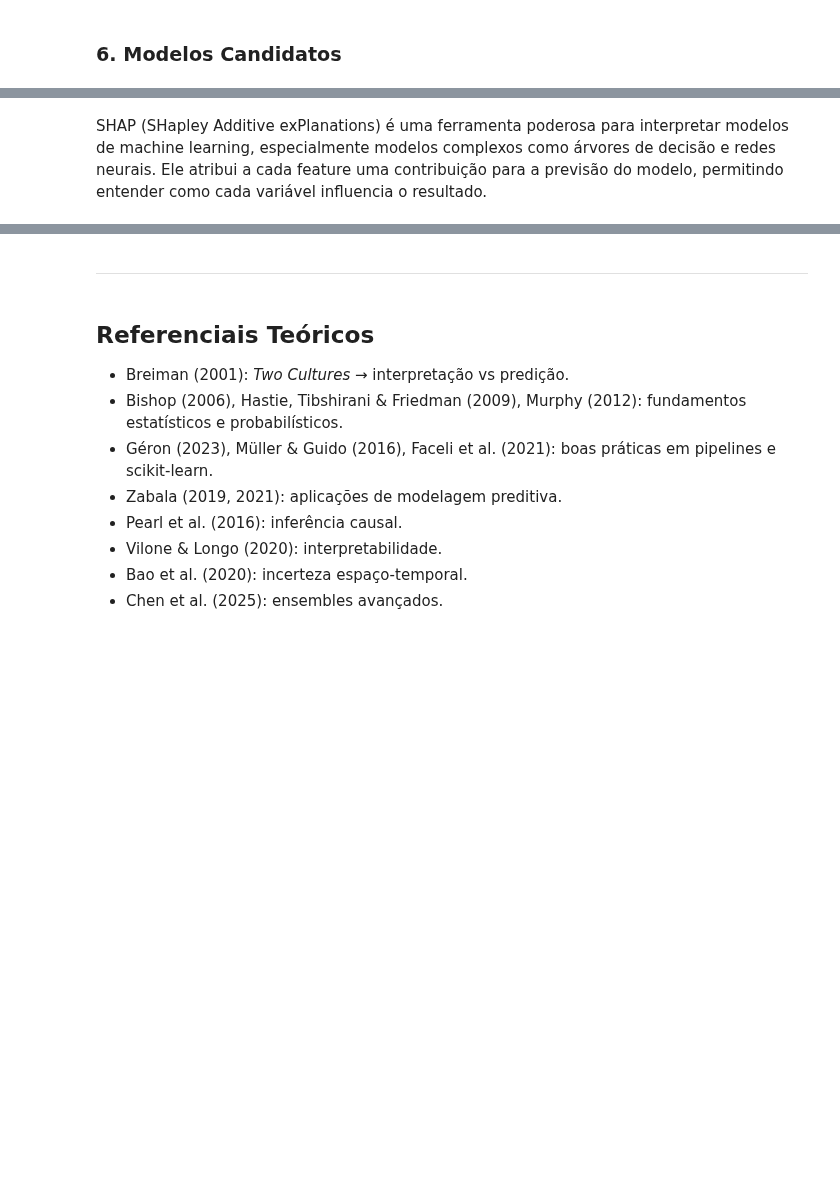
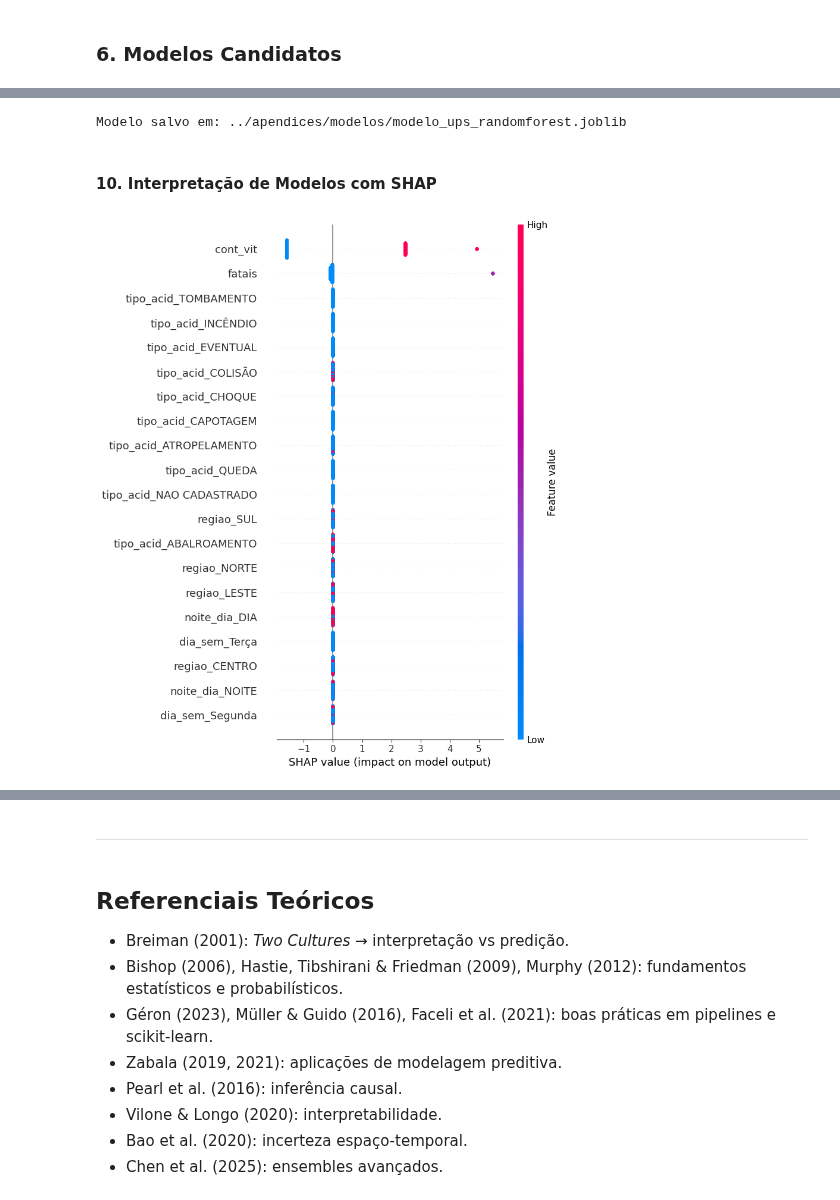
Before and after one commit to nandasiq/acidentes-poa, a Jupyter notebook: notebooks/04_modelagem.ipynb, the cells around one changed output, grey strips where cells are left out. Cells and saved outputs as stored; diff of their text form; code cells hidden in the pictures; blank space fills up the shorter version.

Commit message:
modelagem pronta

```diff
--- a/notebooks/04_modelagem.ipynb
+++ b/notebooks/04_modelagem.ipynb
@@ -9,21 +9,27 @@ https://dadosabertos.poa.br/dataset/acidentes-de-transito-acidentes (11/05/2025)
 ### 1. Importa bibliotecas e funções. Carrega dados
 # %%
 from config import (
-    pd, sns, plt, np,
+    pd, sns, plt, np, os,
     resumo_df, ajustar_tipos,
-    PATH_CLEAN, COLS_VEICULOS,
-    COLS_CAT, COLS_INT, COLS_STR
+    PATH_CLEAN, PATH_MODELOS
 )
 
 # Pré-processamento e modelagem
 from sklearn.model_selection import train_test_split
-from sklearn.preprocessing import StandardScaler, OneHotEncoder, OrdinalEncoder, FunctionTransformer
+from sklearn.preprocessing import StandardScaler, OneHotEncoder
 from sklearn.compose import ColumnTransformer
 from sklearn.pipeline import Pipeline
 from sklearn.impute import SimpleImputer
-from sklearn.metrics import mean_squared_error, r2_score
+from sklearn.metrics import mean_squared_error, r2_score, mean_absolute_error
 
 # Modelos
 from sklearn.linear_model import Ridge
 from sklearn.ensemble import RandomForestRegressor, GradientBoostingRegressor
+
+# Reprodutibilidade
+RANDOM_STATE = 42
+
+# Opções pandas
+pd.set_option("display.max_columns", 200)
+pd.set_option("display.width", 120)
 # %% [markdown]
@@ -297,17 +343,53 @@ except Exception as e:
+# %%
+from joblib import dump
+
+os.makedirs(PATH_MODELOS, exist_ok=True)
+caminho_modelo = PATH_MODELOS + f"modelo_ups_{melhor_nome.lower()}.joblib"
+dump(best_pipe, caminho_modelo)
+
+print("Modelo salvo em:", caminho_modelo)
+# %% [output]
+Modelo salvo em: ../apendices/modelos/modelo_ups_randomforest.joblib
 # %% [markdown]
-SHAP (SHapley Additive exPlanations) é uma ferramenta poderosa para interpretar modelos de machine learning, especialmente modelos complexos como árvores de decisão e redes neurais. Ele atribui a cada feature uma contribuição para a previsão do modelo, permitindo entender como cada variável influencia o resultado.
+#### 10. Interpretação de Modelos com SHAP
 # %%
-if HAS_SHAP and hasattr(best_pipe.named_steps["model"], "predict"):
-    # Amostra para reduzir custo
-    amostra = X_val.sample(min(3000, len(X_val)), random_state=42)
-    X_val_trans = best_pipe.named_steps["prep"].transform(amostra)
+# === Célula 10 — Interpretabilidade com SHAP (corrigida) ===
+import shap
+import numpy as np
 
-    # Escolha do explainer depende do modelo
-    try:
-        explainer = shap.Explainer(best_pipe.named_steps["model"])
-        shap_values = explainer(X_val_trans)
-        shap.plots.beeswarm(shap_values, max_display=20)
-    except Exception as e:
-        print("SHAP não pôde rodar com este modelo:", e)
+AMOSTRA = min(2000, len(X_test))
+X_test_sample = X_test.sample(AMOSTRA, random_state=RANDOM_STATE)
+
+# Transformar no espaço numérico já pré-processado
+X_test_transf = best_pipe.named_steps["prep"].transform(X_test_sample)
+
+# Recuperar nomes das features após o ColumnTransformer
+ohe = best_pipe.named_steps["prep"].named_transformers_["cat"].named_steps["ohe"]
+cat_feature_names = ohe.get_feature_names_out(cat_cols)
+feat_names = np.r_[num_cols, cat_feature_names]
+
+# Ajustar explainer para modelos de árvore
+if melhor_nome in {"RandomForest", "GradientBoosting"}:
+    explainer = shap.TreeExplainer(best_pipe.named_steps["model"])
+    shap_values = explainer.shap_values(X_test_transf)
+
+    # Gráfico global (importâncias SHAP)
+    shap.summary_plot(
+        shap_values,
+        X_test_transf,
+        feature_names=feat_names,
+        show=True
+    )
+
+    # Explicação local (primeira instância da amostra)
+    shap.initjs()
+    shap.force_plot(
+        explainer.expected_value,
+        shap_values[0, :],
+        feature_names=feat_names
+    )
 else:
-    print("SHAP indisponível (biblioteca ausente) — pulando.")
+    print("SHAP TreeExplainer é indicado para modelos baseados em árvores. "
+          "Seu melhor modelo foi:", melhor_nome)
+# %% [output]
+[figure, added]
```
Also changed, not shown: parts of 20 cells of this notebook, 2 other files.
